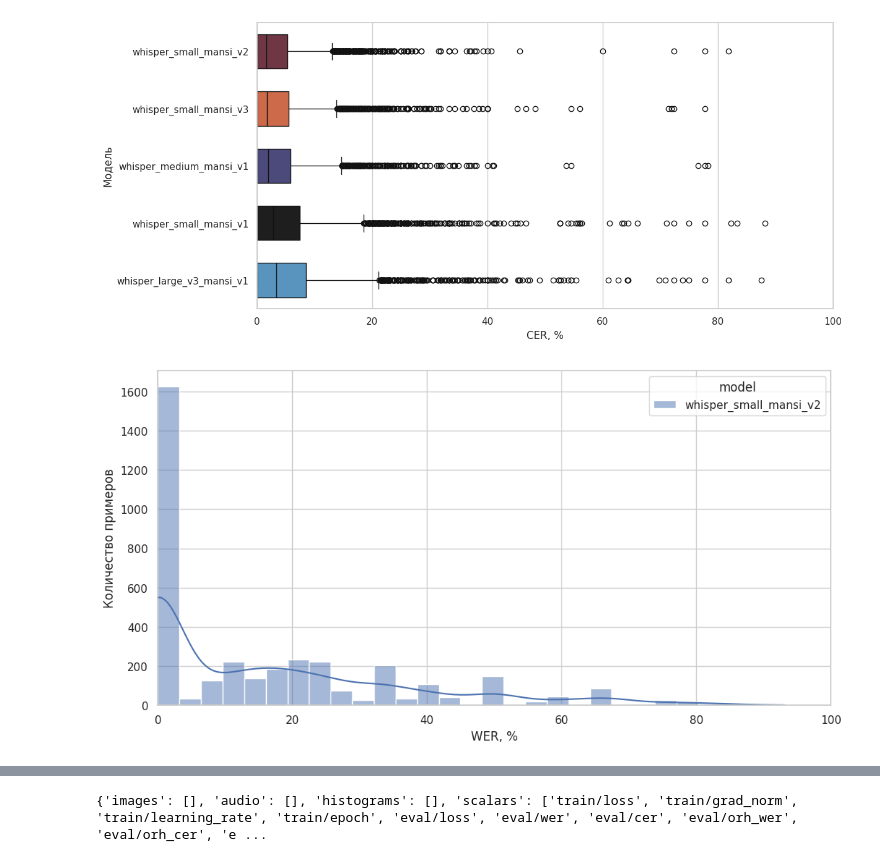
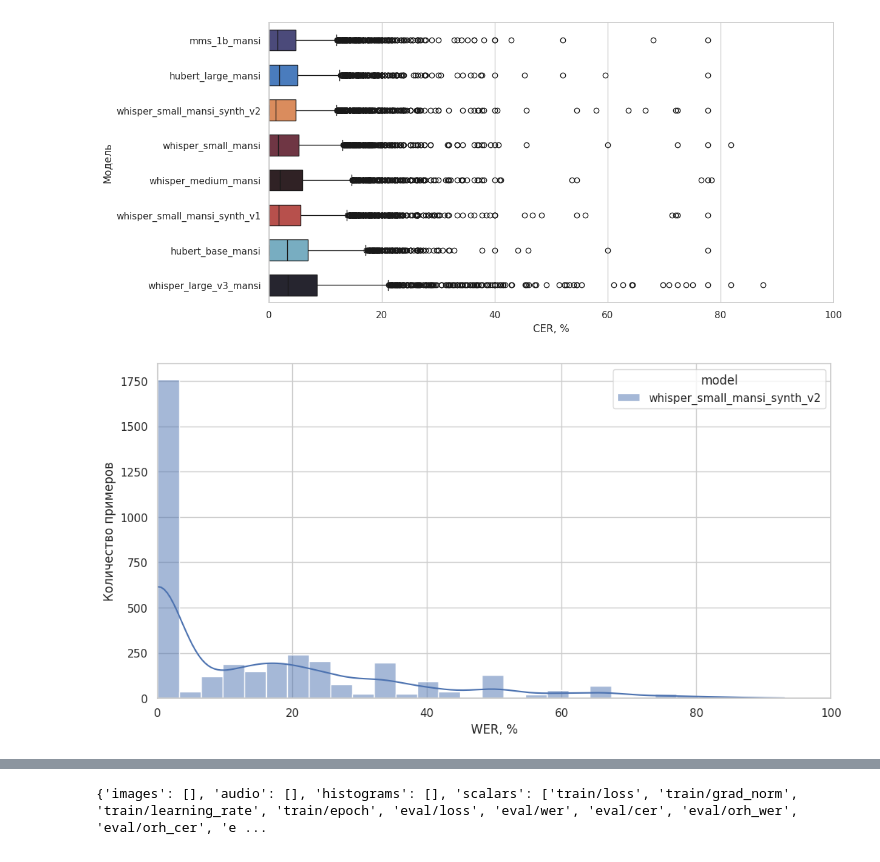
Before and after one commit to AMRPH/mansi-language-models, a Jupyter notebook: stt/analysis.ipynb, the cells around one changed output, grey strips where cells are left out. Saved outputs shown, nothing was run; the diff lists cells and outputs as text; code cells hidden in the pictures.

```diff
--- a/stt/analysis.ipynb
+++ b/stt/analysis.ipynb
@@ -68,10 +81,14 @@ predicts_whisper_small_mansi_v3_synth['model'] = 'whisper_small_mansi_v3'
 # %%
 orig_dataset = pd.concat([
-    predicts_whisper_large_v3_mansi_v1,
-    predicts_whisper_medium_mansi_v1,
-    predicts_whisper_small_mansi_v1,
+    predicts_hubert_base_mansi,
+    predicts_hubert_large_mansi,
+    predicts_mms_1b_mansi,
+    predicts_whisper_large_v3_mansi,
+    predicts_whisper_medium_mansi,
+    # predicts_whisper_small_mansi_v1,
     predicts_whisper_small_mansi_v2,
-    predicts_whisper_small_mansi_v3_synth
+    predicts_whisper_small_mansi_synth_v1,
+    predicts_whisper_small_mansi_synth_v2
     ], ignore_index=True)
 
 dataset = orig_dataset[orig_dataset['cer'] < 100]
@@ -207,7 +259,7 @@ f, ax = plt.subplots(figsize=(12, 6))
 
 order = (
     dataset.groupby("model")["cer"]
-    .median()
+    .mean()
     .sort_values(ascending=True)
     .index
 )
@@ -226,24 +278,24 @@ ax.set_xlim(0, 100)
 ax.set(ylabel="Модель")
 ax.set(xlabel="CER, %")
 
-plt.savefig("stt median распределение ошибок.png", dpi=600, bbox_inches="tight")
+plt.savefig("stt cer распределение ошибок.png", dpi=600, bbox_inches="tight")
 # %% [output]
-[figure, old version]
+[figure, new version]
 # %%
 f, ax = plt.subplots(figsize=(12, 6))
 
-data = dataset[dataset['model'] == 'whisper_small_mansi_v2']
+data = dataset[dataset['model'] == 'whisper_small_mansi_synth_v2']
 
-sns.histplot(data=data[data['model'] == 'whisper_small_mansi_v2'], x="wer", hue="model", kde=True)
+sns.histplot(data=data[data['model'] == 'whisper_small_mansi_synth_v2'], x="wer", hue="model", kde=True)
 
 ax.set_xlim(0, 100)
 ax.set(ylabel="Количество примеров")
 ax.set(xlabel="WER, %")
-# plt.legend(title="Тип")
+# ax.legend(title= "Модель")
 
 plt.savefig("small_v2 wer.png", dpi=600, bbox_inches="tight")
 # %% [output]
-[figure, old version]
+[figure, new version]
 # %%
 f, ax = plt.subplots(figsize=(12, 6))
 
```
Also changed, not shown: parts of 10 cells of this notebook, 32 other files.
